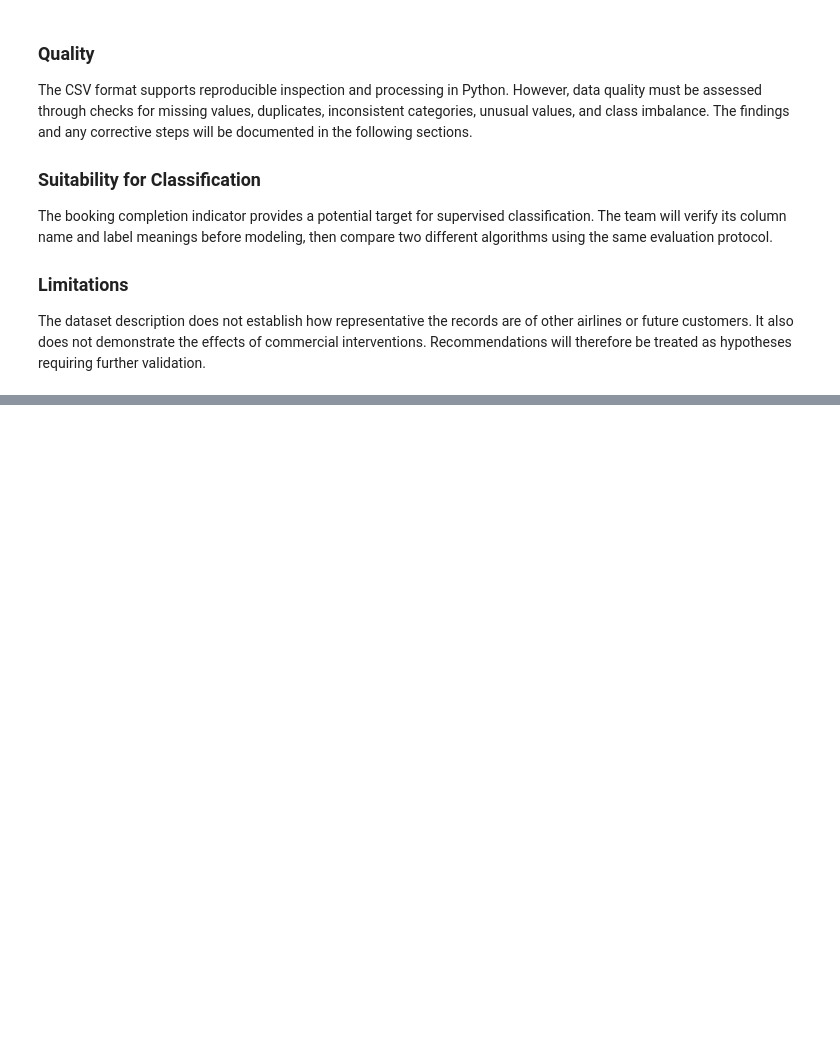
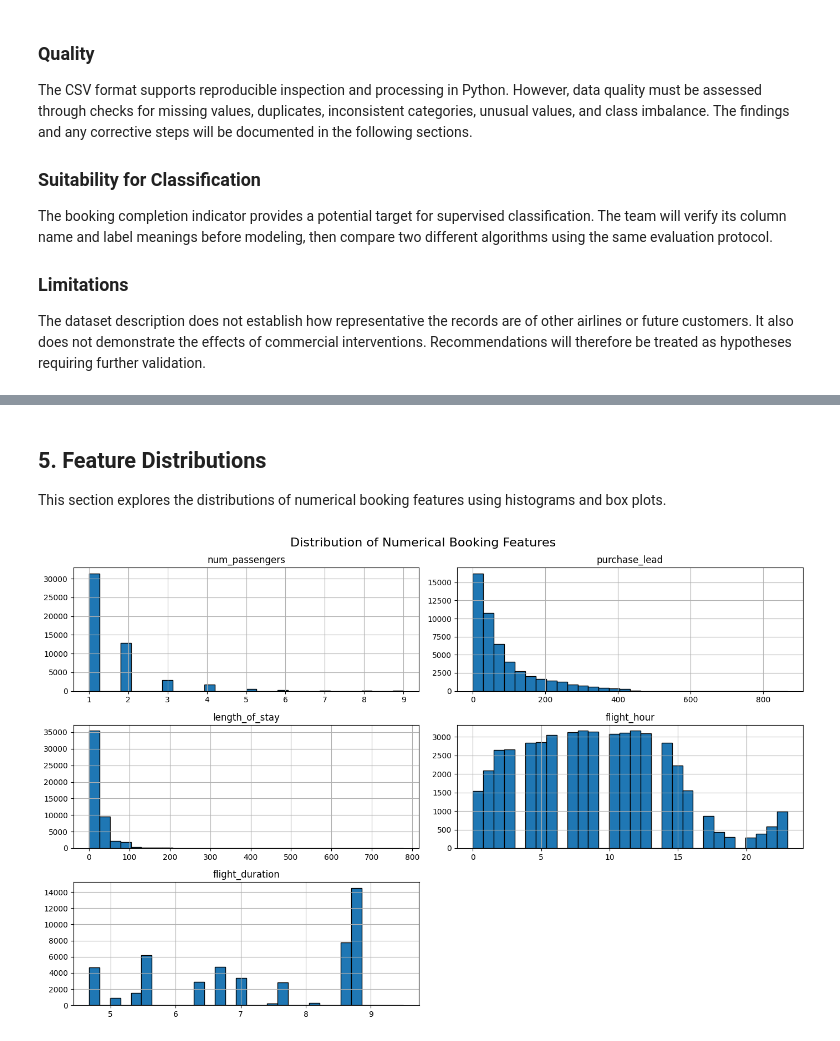
Before and after one commit to Ghaida-Alyousef/SW485-Project-Group5, a Jupyter notebook: Phase1_Data_Exploration.ipynb, the cells around one changed output, grey strips where cells are left out. Drawn from its saved outputs; the diff is of its cells as text; code cells hidden in the pictures; blank space fills up the shorter version.

```diff
--- a/Phase1_Data_Exploration.ipynb
+++ b/Phase1_Data_Exploration.ipynb
@@ -55,0 +200,32 @@ The dataset description does not establish how representative the records are of
+# %% [markdown]
+## 5. Feature Distributions
+
+This section explores the distributions of numerical booking features using histograms and box plots.
+# %%
+
+import matplotlib.pyplot as plt
+import seaborn as sns
+
+numerical_features = [
+    "num_passengers",
+    "purchase_lead",
+    "length_of_stay",
+    "flight_hour",
+    "flight_duration"
+]
+
+df[numerical_features].hist(
+    bins=30,
+    figsize=(14, 9),
+    edgecolor="black"
+)
+
+plt.suptitle(
+    "Distribution of Numerical Booking Features",
+    fontsize=16
+)
+
+plt.tight_layout()
+plt.show()
+# %% [output]
+[figure, added]
```
Also changed, not shown: parts of 25 cells of this notebook.
